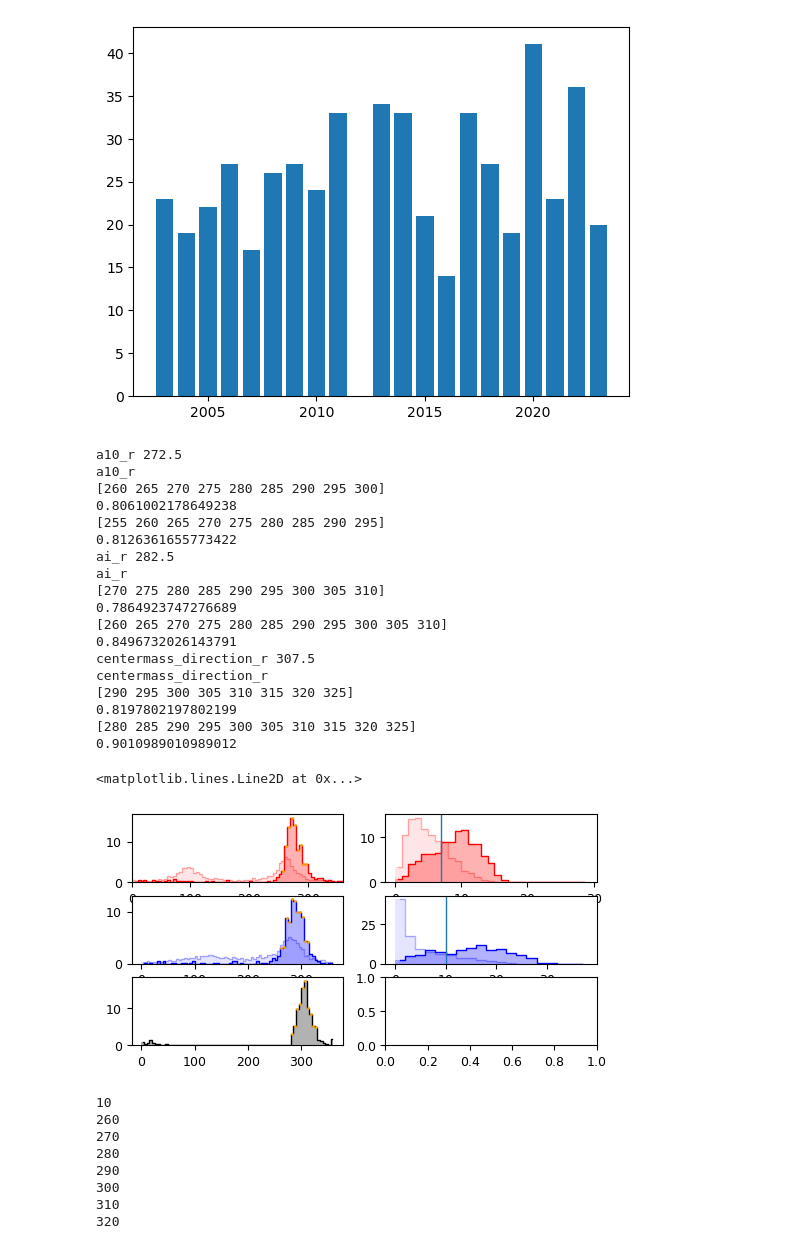
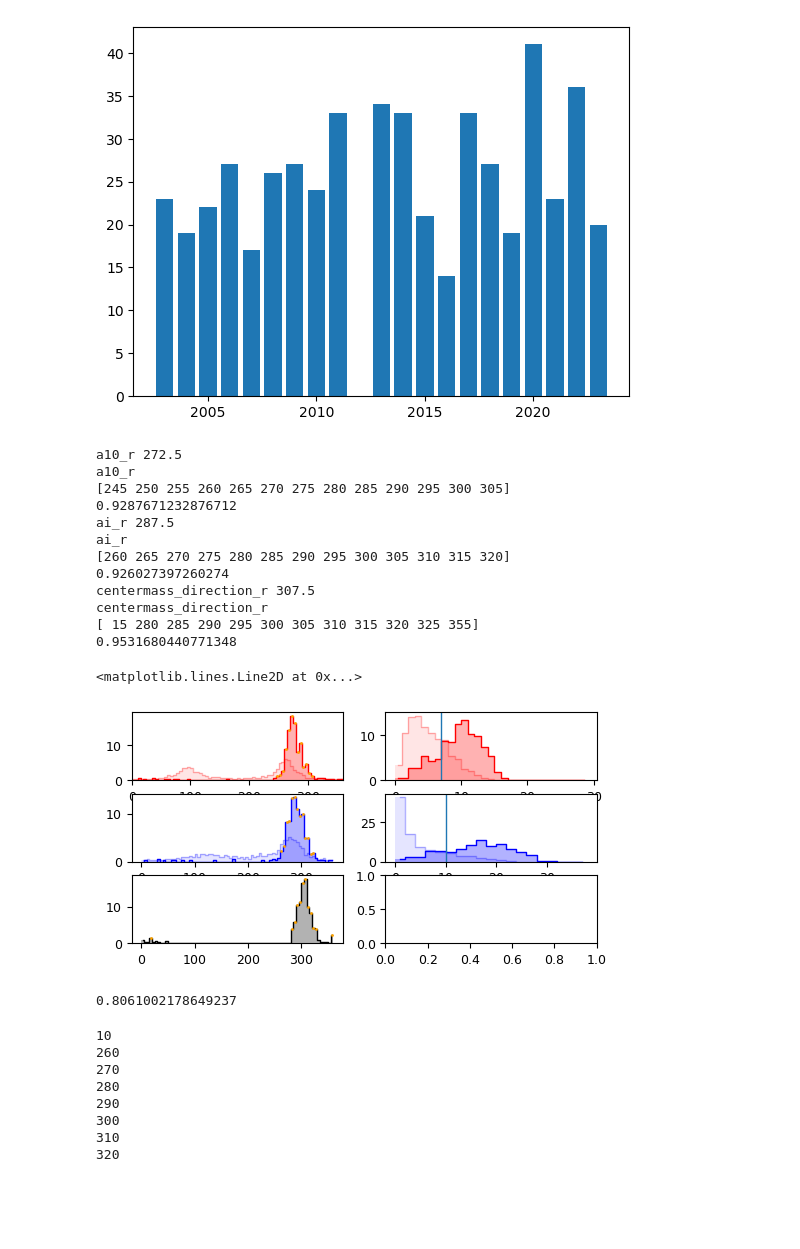
Before and after one commit to mackenziejewell/SBSpolynya, a Jupyter notebook: notebooks/05_LargeScale_Analysis.ipynb, the cells around one changed output. Saved outputs shown, nothing was run; the diff lists cells and outputs as text; code cells hidden in the pictures; blank space fills up the shorter version.

```diff
--- a/notebooks/05_LargeScale_Analysis.ipynb
+++ b/notebooks/05_LargeScale_Analysis.ipynb
@@ -1430,7 +1411,7 @@ not_final_day[DF.first_day==True] = True
 bins = np.arange(0,361,5)
 comp_ = (DF.extent==0)
 # comp_ = (DF.extent>0)
-open_ = (DF.extent>0)#&(not_final_day)
+open_ = (DF.extent>0)&(not_final_day)
 # open_strict = (DF.extent>0)&(DF.final_day == False)
 # base_cond = (daily_data['ppd']['year'] >= 2003)&(daily_data['ppd']['year'] < 2024)
 
@@ -1479,12 +1460,12 @@ for ax, group, color in zip([axs[0], axs[2], axs[4]],
 
 
 
-    COND = (h2['prob']>1.25*h['prob'])&(h2['prob']>0.02)
-    print(h2['edges'][:-1][COND])
-    print(np.sum(h2['prob'][COND]))
+#     COND = (h2['prob']>1.25*h['prob'])&(h2['prob']>0.01)
+#     print(h2['edges'][:-1][COND])
+#     print(np.sum(h2['prob'][COND]))
 #     print(h2['centers'][np.argmax(h2['prob'])])
 
-    COND = (h2['prob']>0.025)
+    COND = (h2['prob']>0.01)
     print(h2['edges'][:-1][COND])
     print(np.sum(h2['prob'][COND]))
 
@@ -1508,44 +1489,38 @@ for ax, group, color, bins in zip([axs[1], axs[3]],
 
     x = DF[f'{group}'][open_]
     h2 = plotter.quick_hist(x, bin_edges = bins)
 
 
     theta = h2['centers']
     width = h2['w']
     ax.bar(theta, 100*h2['prob'], width=width, bottom=0.0, alpha=0.3, color=color, zorder=-1)
     ax.step(theta, 100*h2['prob'], where='mid', alpha=1, color=color,lw=1, zorder=-1)
 
     x = DF[f'{group}'][comp_]
     h = plotter.quick_hist(x, bin_edges = bins)
 
     theta = h['centers']
     width = h['w']
     ax.bar(theta, 100*h['prob'], width=width, bottom=0.0, alpha=0.1, color=color, zorder=-1)
     ax.step(theta, 100*h['prob'], where='mid', alpha=0.3, color=color,lw=1, zorder=-1)
 
 ax = axs[1]
 ax.axvline(7)
 
 ax = axs[3]
 ax.axvline(10)
 # %% [output]
 a10_r 272.5
 a10_r
-[260 265 270 275 280 285 290 295 300]
-0.8061002178649238
-[255 260 265 270 275 280 285 290 295]
-0.8126361655773422
-ai_r 282.5
+[245 250 255 260 265 270 275 280 285 290 295 300 305]
+0.9287671232876712
+ai_r 287.5
 ai_r
-[270 275 280 285 290 295 300 305 310]
-0.7864923747276689
-[260 265 270 275 280 285 290 295 300 305 310]
-0.8496732026143791
+[260 265 270 275 280 285 290 295 300 305 310 315 320]
+0.926027397260274
 centermass_direction_r 307.5
 centermass_direction_r
-[290 295 300 305 310 315 320 325]
-0.8197802197802199
-[280 285 290 295 300 305 310 315 320 325]
-0.9010989010989012
+[ 15 280 285 290 295 300 305 310 315 320 325 355]
+0.9531680440771348
 <matplotlib.lines.Line2D at 0x...>
-[figure, old version]
+[figure, new version]
@@ -1552,3 +1548,12 @@ centermass_direction_r
+# %%
+open_ = DF.extent>0
+comp_ = DF.extent==0
+
+np.sum(dir_conds(DF, 'wind')&open_) / np.sum(open_)
+
+# np.sum(dir_conds(DF, 'ice')&open_) / np.sum(open_)
+# %% [output]
+0.8061002178649237
 # %%
 fig, ax = plt.subplots(figsize=(3,3))
 
```
Also changed, not shown: parts of 115 cells of this notebook, 4 other files.
